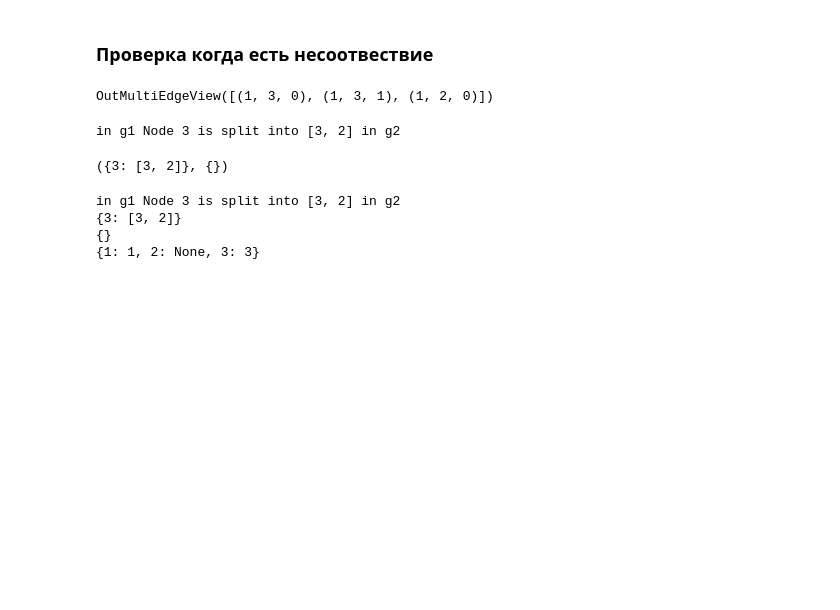
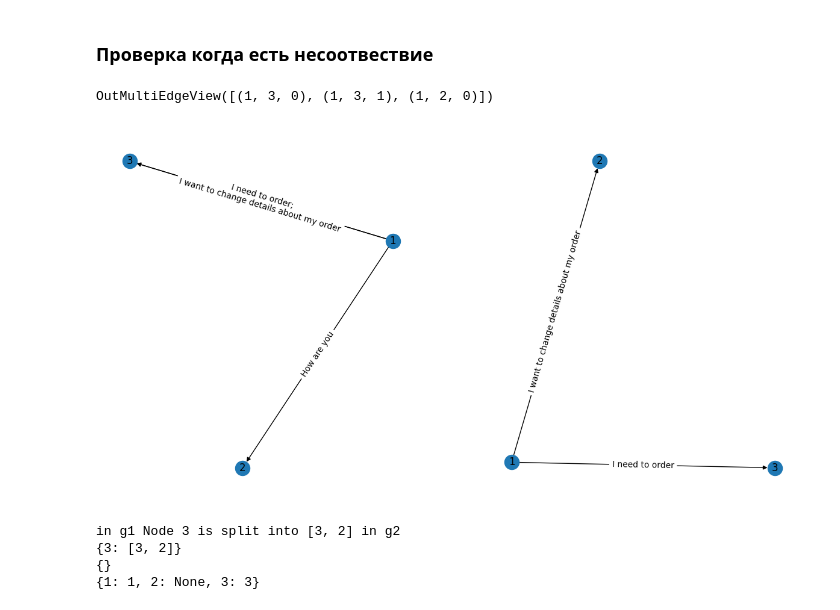
Before and after one commit to deeppavlov/chatsky-llm-autoconfig, a Jupyter notebook: matching/matching_algo.ipynb, the cells around one changed output. Cells and saved outputs as stored; diff of their text form; code cells hidden in the pictures; blank space fills up the shorter version.

```diff
--- a/matching/matching_algo.ipynb
+++ b/matching/matching_algo.ipynb
@@ -220,12 +230,6 @@ def find_split_nodes(g1, g2):
             g2_edges[key] = []
         g2_edges[key].append(*data.values())
 
-    # print(g1_edges)
-    # print(g2_edges)
-
-    # print(g1_requests)
-    # print(g2_requests)
-
     g1_split = {}
     g2_split = {}
     for edge, data in g1_edges.items():
@@ -248,13 +252,37 @@ def find_split_nodes(g1, g2):
                 g2_split[g2_node] = g1_end_nodes
 
     return g1_split,g2_split
-find_split_nodes(ground_truth_graph.nx_graph, generated_graph.nx_graph)
-# %% [output]
-in g1 Node 3 is split into [3, 2] in g2
-({3: [3, 2]}, {})
 # %%
 G1 = ground_truth_graph.nx_graph
 G2 = generated_graph.nx_graph
+# %%
+def get_edge_labels(graph):
+    edge_labels = {}
+    for u,v,d in graph.edges(data=True):
+        if edge_labels.get((u,v,)) is not None:
+            existing_value = edge_labels[(u,v,)]
+            edge_labels[(u,v,)] = existing_value + ';\n' + d['requests']
+        else:
+            edge_labels[(u,v,)] = d['requests']
+    return edge_labels
+# %%
+# pos = nx.spring_layout(G1)
+plt.figure(figsize=(15,8))
+subax1 = plt.subplot(121)
+# nx.draw(G1, with_labels=True, font_weight='bold')
+pos = nx.spring_layout(G1, k=5)
+nx.draw(G1, pos, with_labels=True)
+g1_edge_labels = get_edge_labels(G1)
+nx.draw_networkx_edge_labels(G1, pos, edge_labels=g1_edge_labels, label_pos=0.5, font_size=10)
+
+subax2 = plt.subplot(122)
+pos2 = nx.spring_layout(G2, k=5)
+nx.draw(G2, pos2, with_labels=True)
+g2_edge_labels = get_edge_labels(G2)
+nx.draw_networkx_edge_labels(G2, pos2, edge_labels=g2_edge_labels, label_pos=0.5, font_size=10)
+plt.show()
+# %% [output]
+[figure, added]
 # %%
 def do_mapping(g1, g2):
     GM = nx.isomorphism.DiGraphMatcher(g1, g2, edge_match=lambda x, y: set(x['requests']).intersection(set( y['requests'])) is not None)
```
Also changed, not shown: parts of 5 cells of this notebook.
